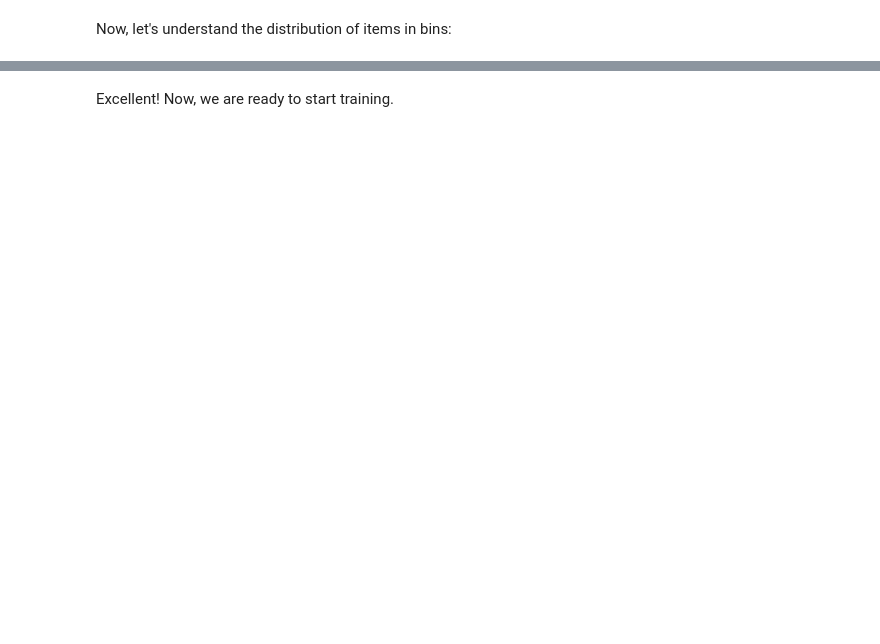
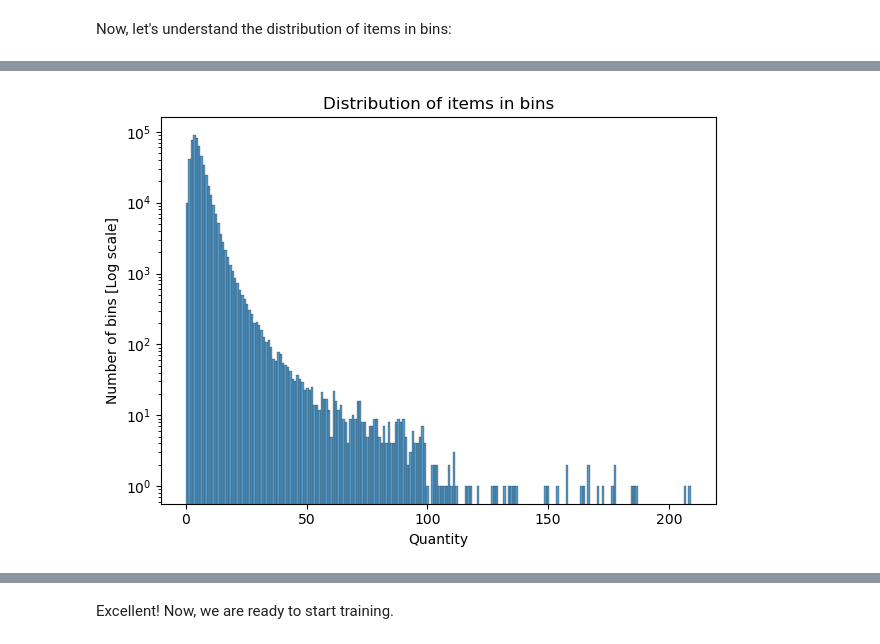
Before and after one commit to karolcymerys/udacity-machine-learning-aws-capstone-project, a Jupyter notebook: workspace.ipynb, the cells around one changed output, grey strips where cells are left out. Cells and saved outputs as stored; diff of their text form; code cells hidden in the pictures; blank space fills up the shorter version.

```diff
--- a/workspace.ipynb
+++ b/workspace.ipynb
@@ -203,5 +185,0 @@ Now, we can construct destination path:
-# %%
-df['target_filepath'] = df.apply(
-    lambda row: f"dataset/{row['subset']}/{row['quantity']}/{row['image_filepath'].split('/')[1]}",
-    axis=1
-)
@@ -257,0 +201,24 @@ with ThreadPoolExecutor(max_workers=MAX_WORKERS) as thread_pool:
+# %%
+import matplotlib.pyplot as plt
+import seaborn as sns
+
+# Use histplot instead
+ax = sns.histplot(
+    data=df,
+    x='quantity',
+    bins=210
+)
+
+ax.set_title("Distribution of items in bins")
+
+# X axis
+ax.set_xlabel("Quantity")
+
+# Y axis
+ax.set_ylabel("Number of bins [Log scale]")
+ax.set_yscale("log")
+
+plt.tight_layout()
+plt.show()
+# %% [output]
+[figure, added]
```
Also changed, not shown: parts of 93 cells of this notebook, 12 other files.
